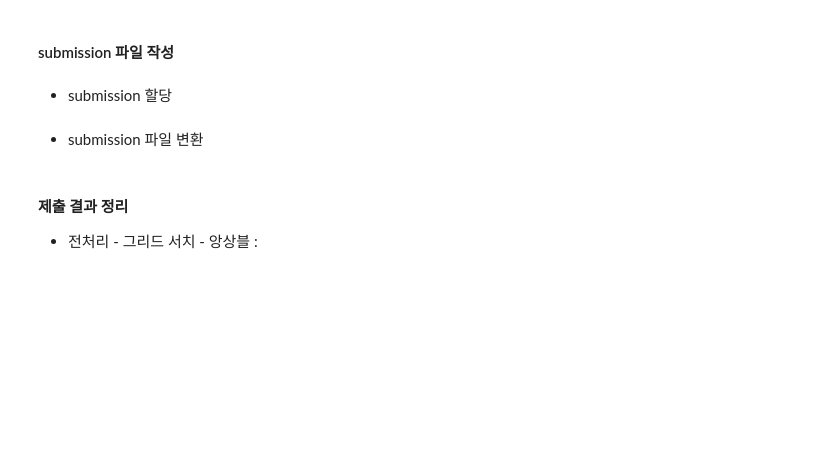
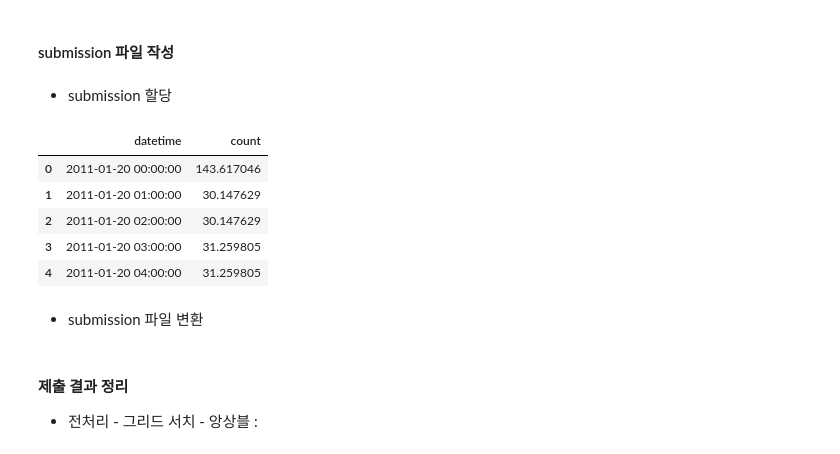
Before and after one commit to yebiny/SkillTreePython-DataAnalysis, a Jupyter notebook: 05.머신러닝기반데이터분석/해설/ch05_14_실전머신러닝_자전거_수요예측.ipynb, the cells around one changed output. Drawn from its saved outputs; the diff is of its cells as text; code cells hidden in the pictures; blank space fills up the shorter version.

```diff
--- a/05.머신러닝기반데이터분석/해설/ch05_14_실전머신러닝_자전거_수요예측.ipynb
+++ b/05.머신러닝기반데이터분석/해설/ch05_14_실전머신러닝_자전거_수요예측.ipynb
@@ -492,3 +565,8 @@ for model in models:
 #### 테스트 데이터 예측
 # %% [markdown]
 * 최적화된 모델을 이용한 테스트 예측
+# %%
+pred_rfgrid = rf_grid.predict(X_test)
+print(pred_rfgrid[:2])
+pred_rfgrid = inverse_log(pred_rfgrid)
+print(pred_rfgrid[:2])
@@ -496,5 +577,15 @@ for model in models:
 #### submission 파일 작성
 # %% [markdown]
 * submission 할당
+# %%
+submission['count'] = pred_rfgrid
+submission.head()
+# %% [output]
+|  | datetime | count |
+| 0 | 2011-01-20 00:00:00 | 143.617046 |
+| 1 | 2011-01-20 01:00:00 | 30.147629 |
+| 2 | 2011-01-20 02:00:00 | 30.147629 |
+| 3 | 2011-01-20 03:00:00 | 31.259805 |
+| 4 | 2011-01-20 04:00:00 | 31.259805 |
 # %% [markdown]
 * submission 파일 변환
```
Also changed, not shown: parts of 14 cells of this notebook.
